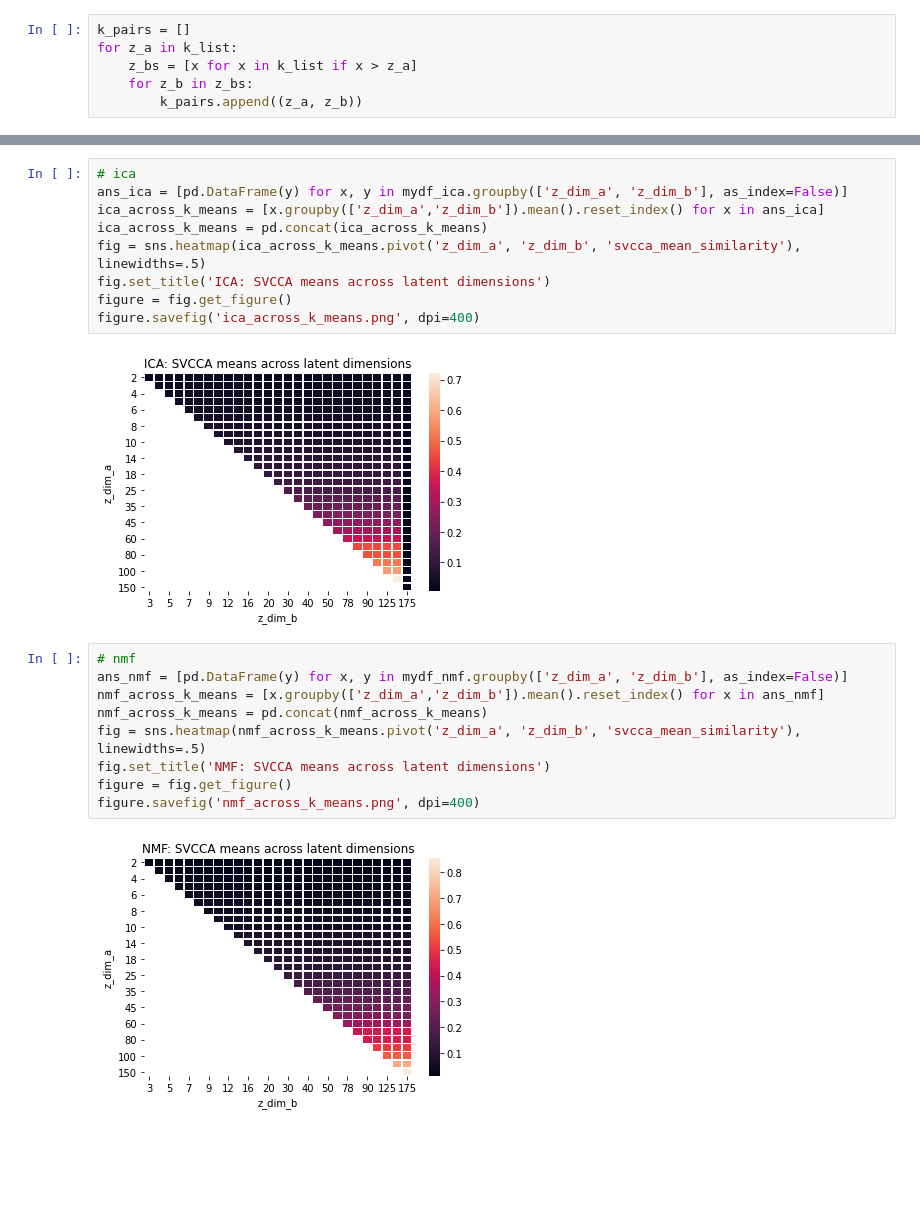
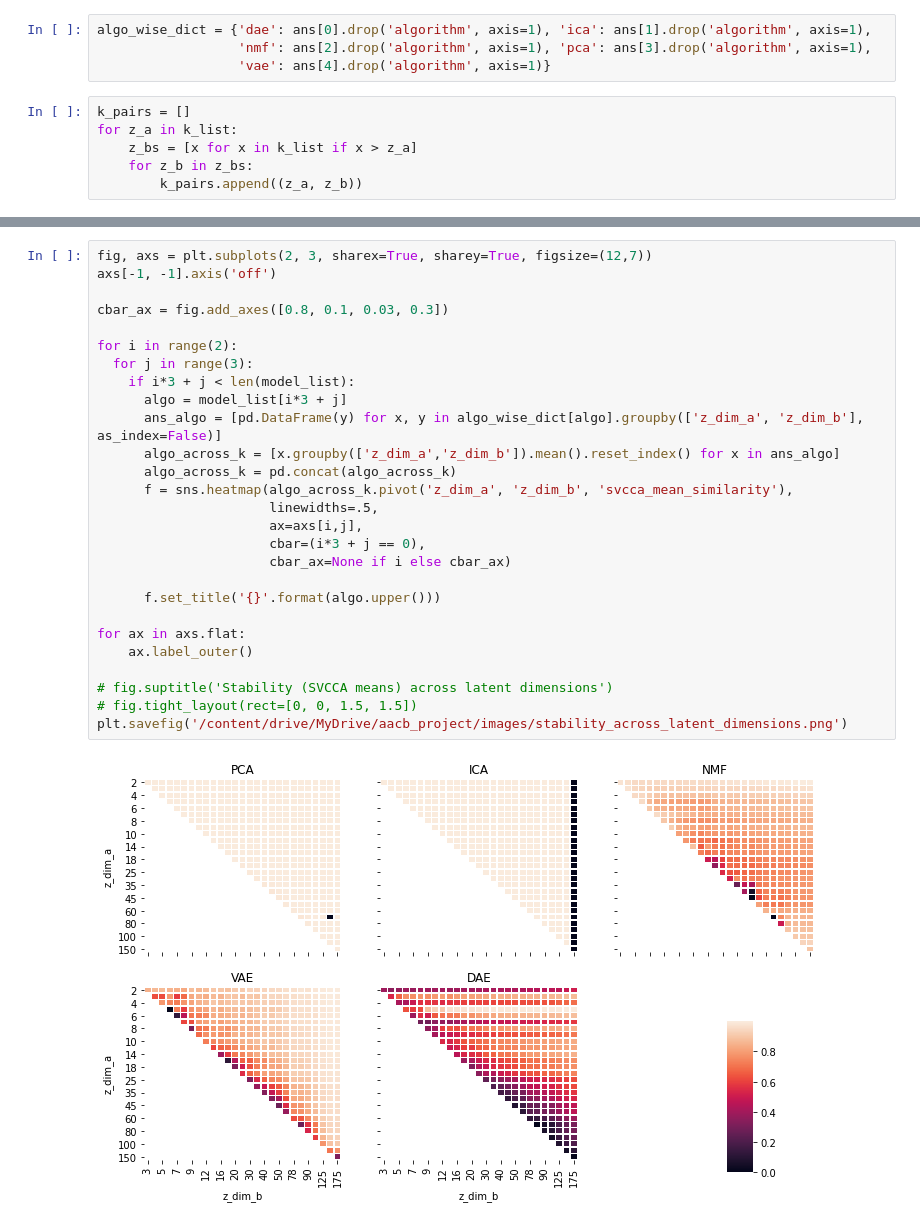
Before and after one commit to sowmyamanojna/PCOS-Gene-Expression-Data-Analysis, a Jupyter notebook: codes/stability/analyse_stability_across_z.ipynb, the cells around one changed output, grey strips where cells are left out. Cells and saved outputs as stored; diff of their text form; blank space fills up the shorter version.

```diff
--- a/codes/stability/analyse_stability_across_z.ipynb
+++ b/codes/stability/analyse_stability_across_z.ipynb
@@ -363,3 +270,7 @@ mydf_pca = ans[2].drop('algorithm', axis=1)
+# %%
+algo_wise_dict = {'dae': ans[0].drop('algorithm', axis=1), 'ica': ans[1].drop('algorithm', axis=1),
+                  'nmf': ans[2].drop('algorithm', axis=1), 'pca': ans[3].drop('algorithm', axis=1),
+                  'vae': ans[4].drop('algorithm', axis=1)}
 # %%
 k_pairs = []
 for z_a in k_list:
@@ -380,22 +280,29 @@ figure.savefig('pca_across_k_means.png', dpi=400)
-# %%
-# ica
-ans_ica = [pd.DataFrame(y) for x, y in mydf_ica.groupby(['z_dim_a', 'z_dim_b'], as_index=False)]
-ica_across_k_means = [x.groupby(['z_dim_a','z_dim_b']).mean().reset_index() for x in ans_ica]
-ica_across_k_means = pd.concat(ica_across_k_means)
-fig = sns.heatmap(ica_across_k_means.pivot('z_dim_a', 'z_dim_b', 'svcca_mean_similarity'), linewidths=.5)
-fig.set_title('ICA: SVCCA means across latent dimensions')
-figure = fig.get_figure()
-figure.savefig('ica_across_k_means.png', dpi=400)
-# %% [output]
-[figure, removed]
-# %%
-# nmf
-ans_nmf = [pd.DataFrame(y) for x, y in mydf_nmf.groupby(['z_dim_a', 'z_dim_b'], as_index=False)]
-nmf_across_k_means = [x.groupby(['z_dim_a','z_dim_b']).mean().reset_index() for x in ans_nmf]
-nmf_across_k_means = pd.concat(nmf_across_k_means)
-fig = sns.heatmap(nmf_across_k_means.pivot('z_dim_a', 'z_dim_b', 'svcca_mean_similarity'), linewidths=.5)
-fig.set_title('NMF: SVCCA means across latent dimensions')
-figure = fig.get_figure()
-figure.savefig('nmf_across_k_means.png', dpi=400)
-# %% [output]
-[figure, removed]
+# %%
+fig, axs = plt.subplots(2, 3, sharex=True, sharey=True, figsize=(12,7))
+axs[-1, -1].axis('off')
+
+cbar_ax = fig.add_axes([0.8, 0.1, 0.03, 0.3])
+
+for i in range(2):
+  for j in range(3):
+    if i*3 + j < len(model_list):
+      algo = model_list[i*3 + j]
+      ans_algo = [pd.DataFrame(y) for x, y in algo_wise_dict[algo].groupby(['z_dim_a', 'z_dim_b'], as_index=False)]
+      algo_across_k = [x.groupby(['z_dim_a','z_dim_b']).mean().reset_index() for x in ans_algo]
+      algo_across_k = pd.concat(algo_across_k)
+      f = sns.heatmap(algo_across_k.pivot('z_dim_a', 'z_dim_b', 'svcca_mean_similarity'),
+                      linewidths=.5,
+                      ax=axs[i,j],
+                      cbar=(i*3 + j == 0),
+                      cbar_ax=None if i else cbar_ax)
+
+      f.set_title('{}'.format(algo.upper()))
+
+for ax in axs.flat:
+    ax.label_outer()
+
+# fig.suptitle('Stability (SVCCA means) across latent dimensions')
+# fig.tight_layout(rect=[0, 0, 1.5, 1.5])
+plt.savefig('/content/drive/MyDrive/aacb_project/images/stability_across_latent_dimensions.png')
+# %% [output]
+[figure, added]
```
Also changed, not shown: parts of 14 cells of this notebook, 9 other files.
